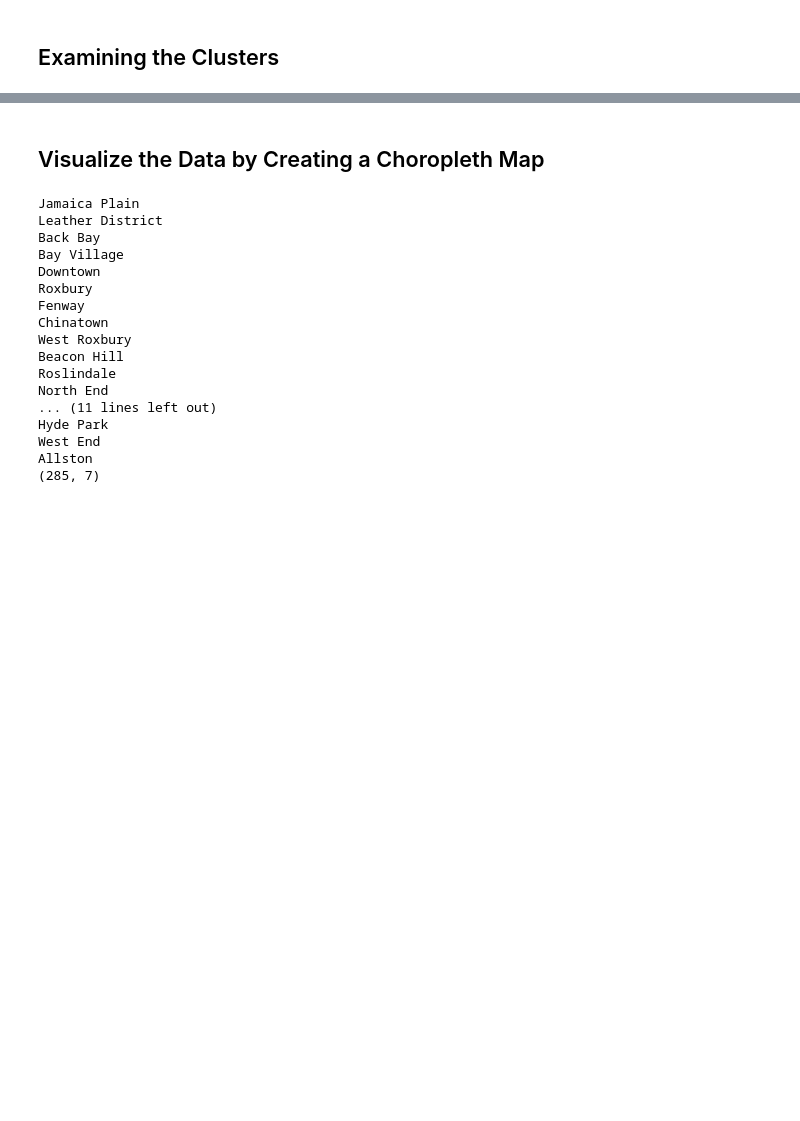
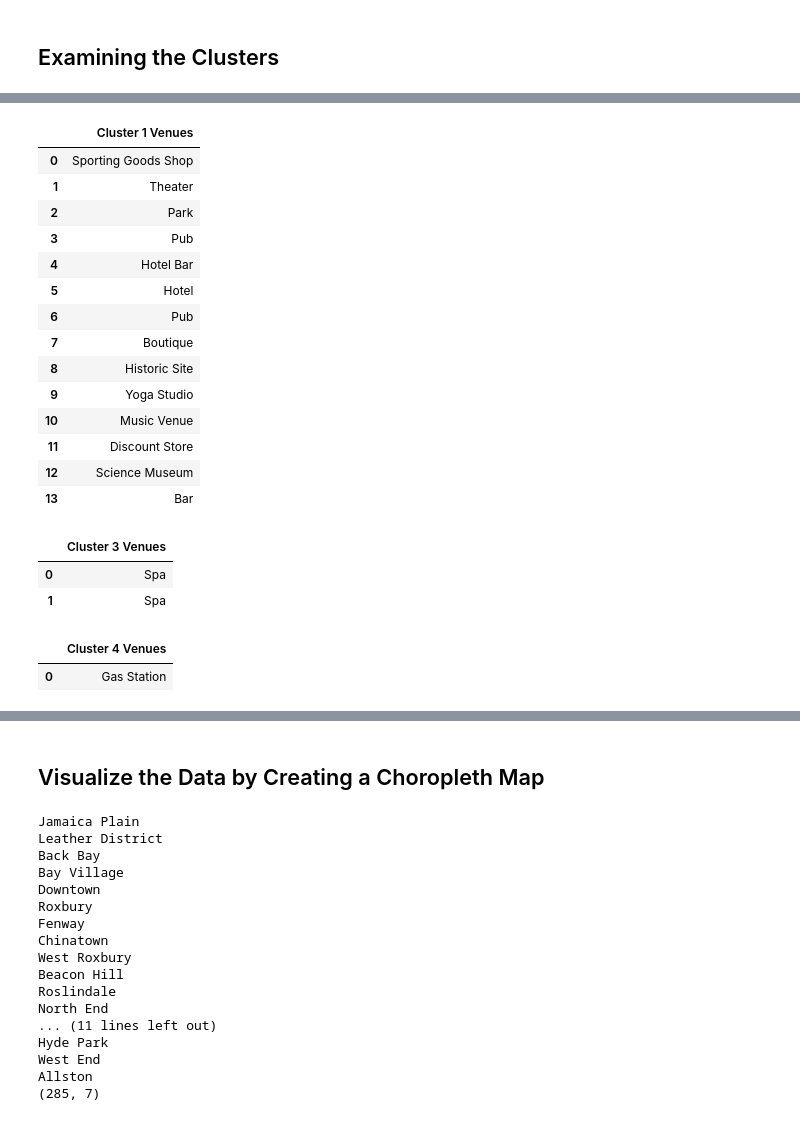
Before and after one commit to slagwankar/Coursera_Capstone, a Jupyter notebook: Capstone Project Notebook.ipynb, the cells around one changed output, grey strips where cells are left out. Drawn from its saved outputs; the diff is of its cells as text; code cells hidden in the pictures; blank space fills up the shorter version.

```diff
--- a/Capstone Project Notebook.ipynb
+++ b/Capstone Project Notebook.ipynb
@@ -452,0 +428,38 @@ cluster4.describe()
+# %%
+cluster1=boston_merged.loc[boston_merged['Cluster Labels'] == 1, boston_merged.columns[[1] + list(range(5, boston_merged.shape[1]))]]
+profile1=cluster1.drop(columns=['Neighborhood','2nd Most Common Venue','3rd Most Common Venue','4th Most Common Venue','5th Most Common Venue','6th Most Common Venue','7th Most Common Venue','8th Most Common Venue','9th Most Common Venue','10th Most Common Venue'])
+profile1=profile1.rename(columns={'1st Most Common Venue':'Cluster 1 Venues'}).reset_index()
+profile1.drop(columns=['index'])
+# %% [output]
+|  | Cluster 1 Venues |
+| 0 | Sporting Goods Shop |
+| 1 | Theater |
+| 2 | Park |
+| 3 | Pub |
+| 4 | Hotel Bar |
+| 5 | Hotel |
+| 6 | Pub |
+| 7 | Boutique |
+| 8 | Historic Site |
+| 9 | Yoga Studio |
+| 10 | Music Venue |
+| 11 | Discount Store |
+| 12 | Science Museum |
+| 13 | Bar |
+# %%
+cluster2=boston_merged.loc[boston_merged['Cluster Labels'] == 2, boston_merged.columns[[1] + list(range(5, boston_merged.shape[1]))]]
+profile2=cluster2.drop(columns=['Neighborhood','2nd Most Common Venue','3rd Most Common Venue','4th Most Common Venue','5th Most Common Venue','6th Most Common Venue','7th Most Common Venue','8th Most Common Venue','9th Most Common Venue','10th Most Common Venue'])
+profile2=profile2.rename(columns={'1st Most Common Venue':'Cluster 3 Venues'}).reset_index()
+profile2.drop(columns=['index'])
+# %% [output]
+|  | Cluster 3 Venues |
+| 0 | Spa |
+| 1 | Spa |
+# %%
+cluster3=boston_merged.loc[boston_merged['Cluster Labels'] == 3, boston_merged.columns[[1] + list(range(5, boston_merged.shape[1]))]]
+profile3=cluster3.drop(columns=['Neighborhood','2nd Most Common Venue','3rd Most Common Venue','4th Most Common Venue','5th Most Common Venue','6th Most Common Venue','7th Most Common Venue','8th Most Common Venue','9th Most Common Venue','10th Most Common Venue'])
+profile3=profile3.rename(columns={'1st Most Common Venue':'Cluster 4 Venues'}).reset_index()
+profile3.drop(columns={'index'})
+# %% [output]
+|  | Cluster 4 Venues |
+| 0 | Gas Station |
```
Also changed, not shown: parts of 9 cells of this notebook.
